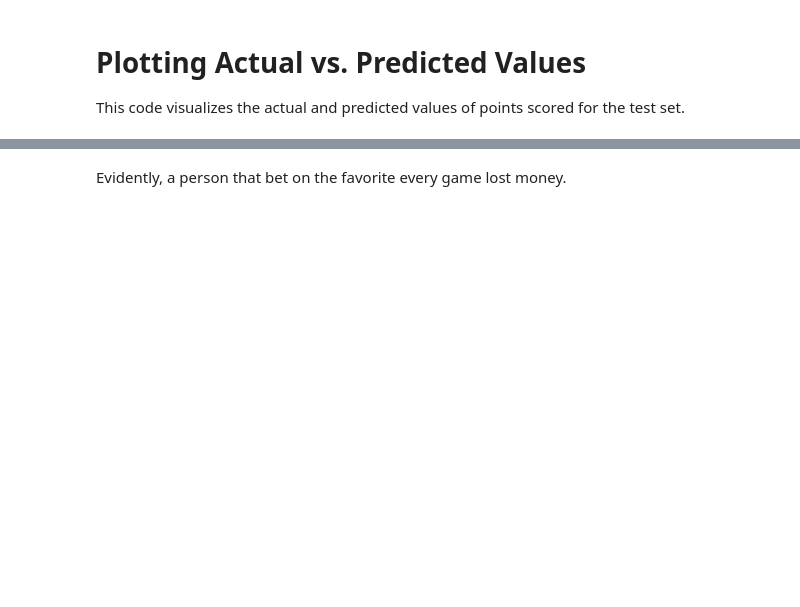
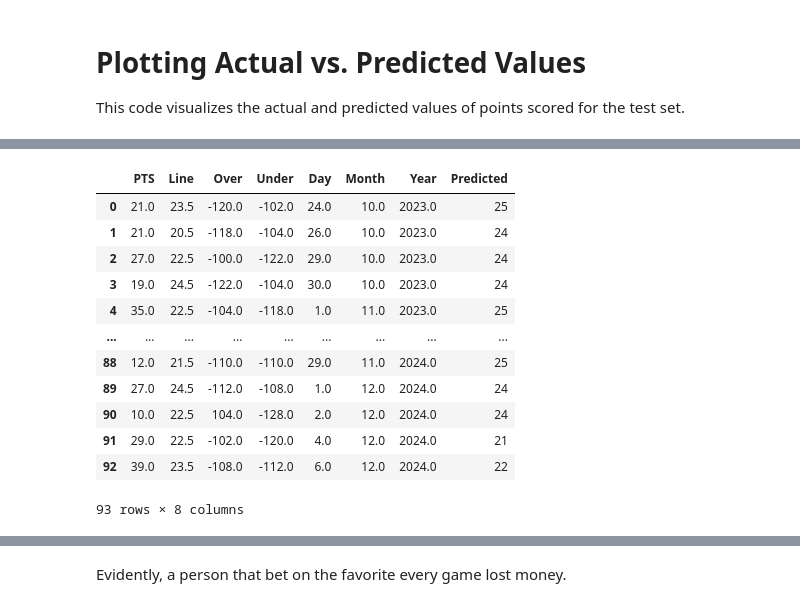
Before and after one commit to jwu04/LSTM-Project, a Jupyter notebook: LSTM.ipynb, the cells around one changed output, grey strips where cells are left out. Cells and saved outputs as stored; diff of their text form; code cells hidden in the pictures; blank space fills up the shorter version.

```diff
--- a/LSTM.ipynb
+++ b/LSTM.ipynb
@@ -487,3 +545,24 @@ We want to maximize the amount of money earned if we were to truly bet on Lebron
 # %%
-bettinglinesdf = pd.read_csv("Betting_Lines_2024_2025")
-bettinglines = np.array(bettinglinesdf["Line"])
+BETTING_LINES_FOLDER = "LeBron James Betting Lines"
+
+df_betting_uncleaned = fetch_files(BETTING_LINES_FOLDER)
+df_betting_renamed = df_rename(df_betting_uncleaned.copy())
+df_betting_cleaned = cleansing(df_betting_renamed.copy(), betting_lines=True)
+df_betting = pd.merge(df_betting_cleaned, df_prediction[['Day', 'Month', 'Year', 'Predicted']],
+                    on=['Day', 'Month', 'Year'], how='left')
+
+df_betting
+# %% [output]
+|  | PTS | Line | Over | Under | Day | Month | Year | Predicted |
+| 0 | 21.0 | 23.5 | -120.0 | -102.0 | 24.0 | 10.0 | 2023.0 | 25 |
+| 1 | 21.0 | 20.5 | -118.0 | -104.0 | 26.0 | 10.0 | 2023.0 | 24 |
+| 2 | 27.0 | 22.5 | -100.0 | -122.0 | 29.0 | 10.0 | 2023.0 | 24 |
+| 3 | 19.0 | 24.5 | -122.0 | -104.0 | 30.0 | 10.0 | 2023.0 | 24 |
+| 4 | 35.0 | 22.5 | -104.0 | -118.0 | 1.0 | 11.0 | 2023.0 | 25 |
+| ... | ... | ... | ... | ... | ... | ... | ... | ... |
+| 88 | 12.0 | 21.5 | -110.0 | -110.0 | 29.0 | 11.0 | 2024.0 | 25 |
+| 89 | 27.0 | 24.5 | -112.0 | -108.0 | 1.0 | 12.0 | 2024.0 | 24 |
+| 90 | 10.0 | 22.5 | 104.0 | -128.0 | 2.0 | 12.0 | 2024.0 | 24 |
+| 91 | 29.0 | 22.5 | -102.0 | -120.0 | 4.0 | 12.0 | 2024.0 | 21 |
+| 92 | 39.0 | 23.5 | -108.0 | -112.0 | 6.0 | 12.0 | 2024.0 | 22 |
+93 rows × 8 columns
```
Also changed, not shown: parts of 39 cells of this notebook.
